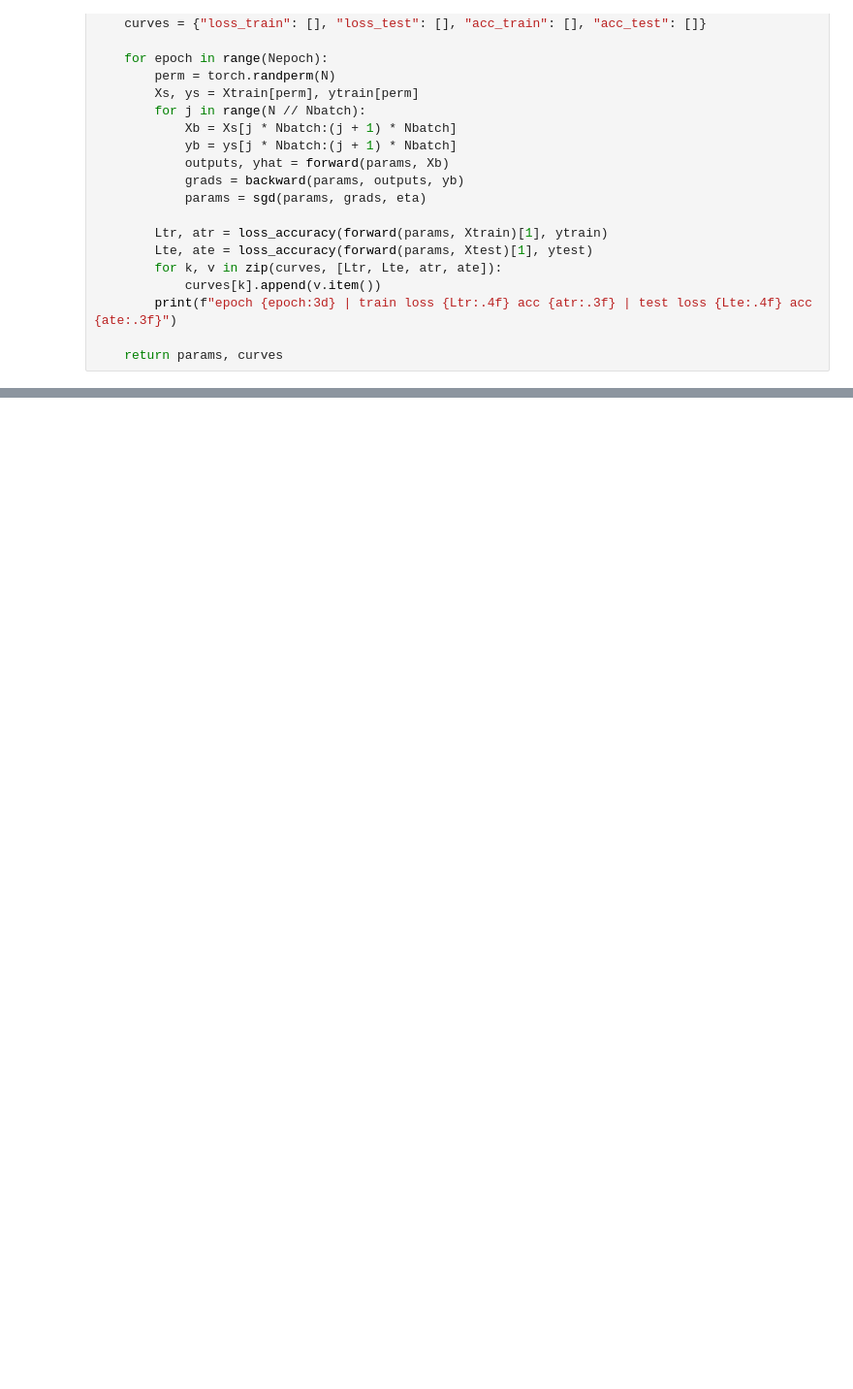
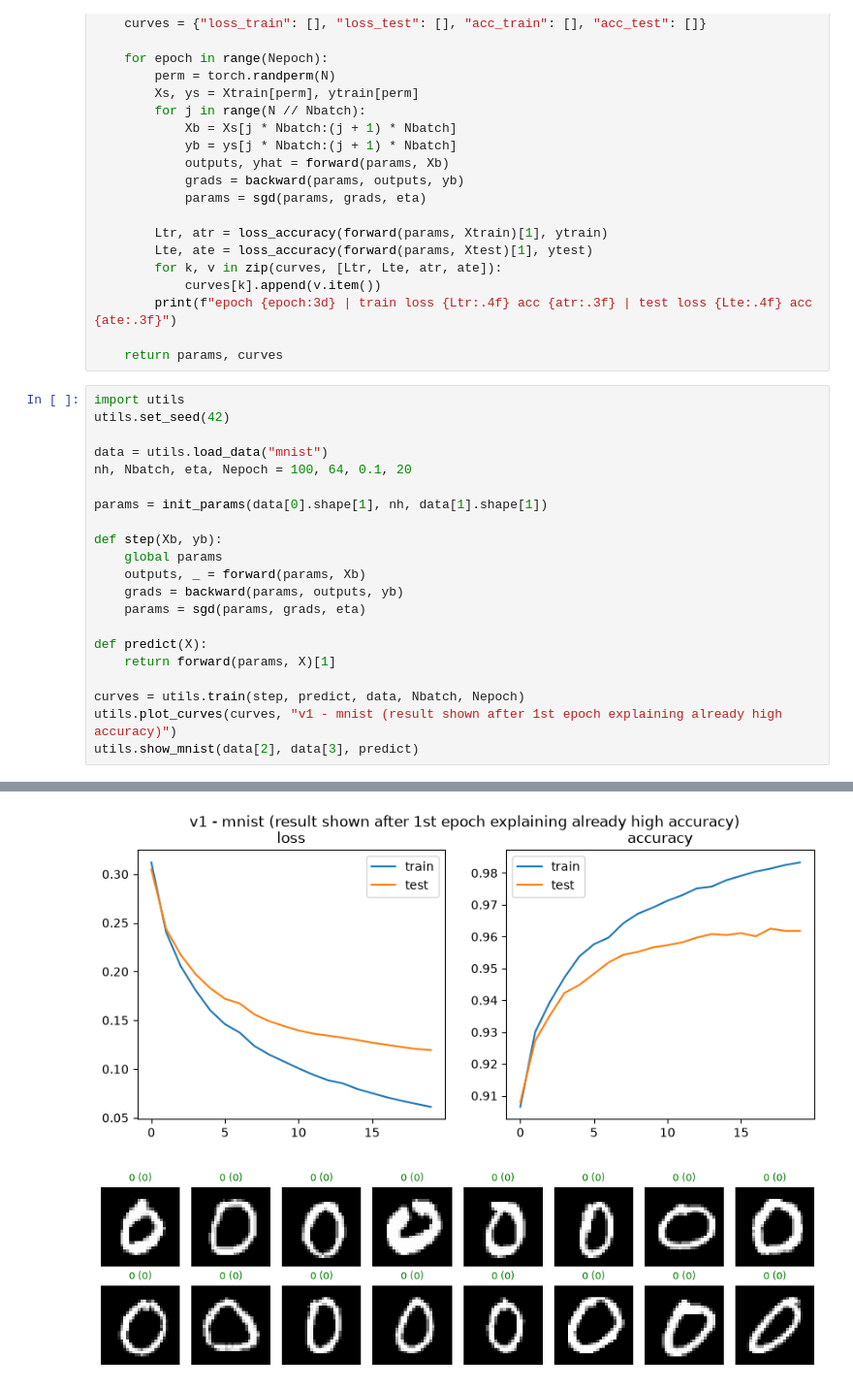
Before and after one commit to Evrard11/mnist-deep-learning, a Jupyter notebook: v1_manual_forward_backward.ipynb, the cells around one changed output, grey strips where cells are left out. Shown at 97% size. Saved outputs shown, nothing was run; the diff lists cells and outputs as text; blank space fills up the shorter version.

Commit message:
feat(v1_manual): working network + plot curves

```diff
--- a/v1_manual_forward_backward.ipynb
+++ b/v1_manual_forward_backward.ipynb
@@ -75,3 +75,25 @@ def train(Xtrain, ytrain, Xtest, ytest, nh, Nbatch, eta, Nepoch):
         print(f"epoch {epoch:3d} | train loss {Ltr:.4f} acc {atr:.3f} | test loss {Lte:.4f} acc {ate:.3f}")
 
     return params, curves
+# %%
+import utils
+utils.set_seed(42)
+
+data = utils.load_data("mnist")
+nh, Nbatch, eta, Nepoch = 100, 64, 0.1, 20
+
+params = init_params(data[0].shape[1], nh, data[1].shape[1])
+
+def step(Xb, yb):
+    global params
+    outputs, _ = forward(params, Xb)
+    grads = backward(params, outputs, yb)
+    params = sgd(params, grads, eta)
+
+def predict(X):
+    return forward(params, X)[1]
+
+curves = utils.train(step, predict, data, Nbatch, Nepoch)
+utils.plot_curves(curves, "v1 - mnist (result shown after 1st epoch explaining already high accuracy)")
+utils.show_mnist(data[2], data[3], predict)
+# %% [output]
@@ -77,0 +120,2 @@ def train(Xtrain, ytrain, Xtest, ytest, nh, Nbatch, eta, Nepoch):
+[figure, added]
+[figure, added]
```
Also changed, not shown: parts of 1 cell of this notebook, 1 other file.
